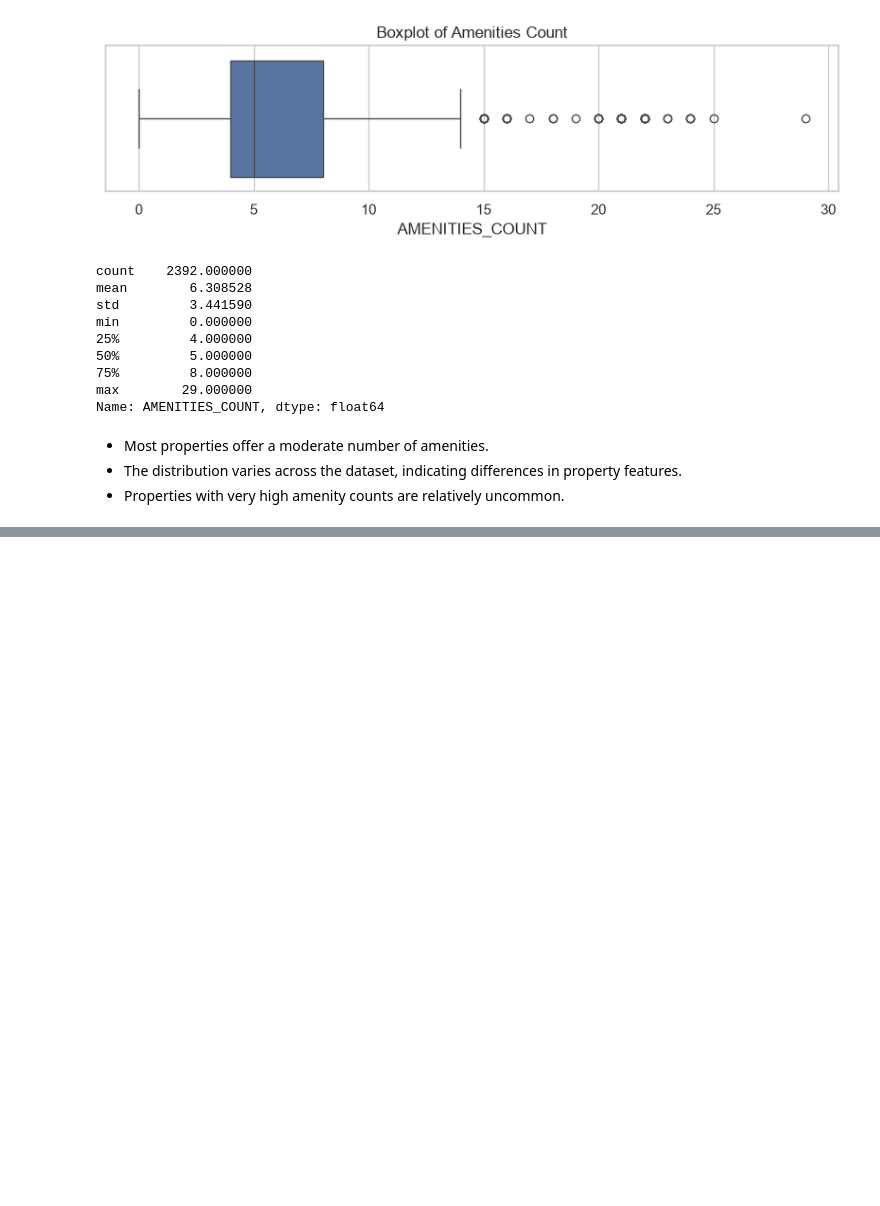
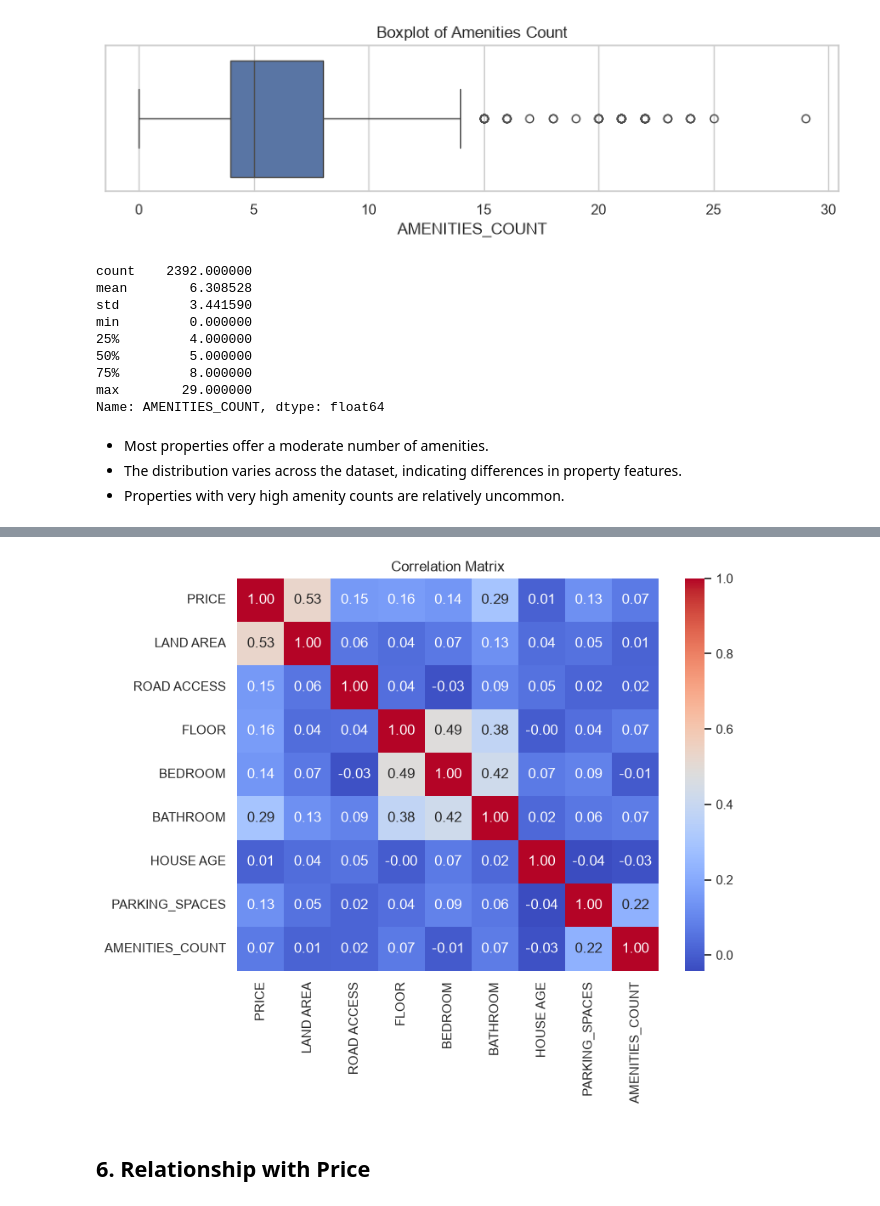
Before and after one commit to ishan2021/House-Price-Prediction-ML-Project, a Jupyter notebook: notebooks/03_EDA.ipynb, the cells around one changed output, grey strips where cells are left out. Drawn from its saved outputs; the diff is of its cells as text; code cells hidden in the pictures; blank space fills up the shorter version.

```diff
--- a/notebooks/03_EDA.ipynb
+++ b/notebooks/03_EDA.ipynb
@@ -522,0 +606,29 @@ Name: AMENITIES_COUNT, dtype: float64
+# %%
+num_cols = [
+    "PRICE",
+    "LAND AREA",
+    "ROAD ACCESS",
+    "FLOOR",
+    "BEDROOM",
+    "BATHROOM",
+    "HOUSE AGE",
+    "PARKING_SPACES",
+    "AMENITIES_COUNT"
+]
+
+plt.figure(figsize=(8,6))
+
+sns.heatmap(
+    df[num_cols].corr(),
+    annot=True,
+    cmap="coolwarm",
+    fmt=".2f"
+)
+
+plt.title("Correlation Matrix")
+
+plt.show()
+# %% [output]
+[figure, added]
+# %% [markdown]
+## 6. Relationship with Price
```
Also changed, not shown: parts of 20 cells of this notebook.
